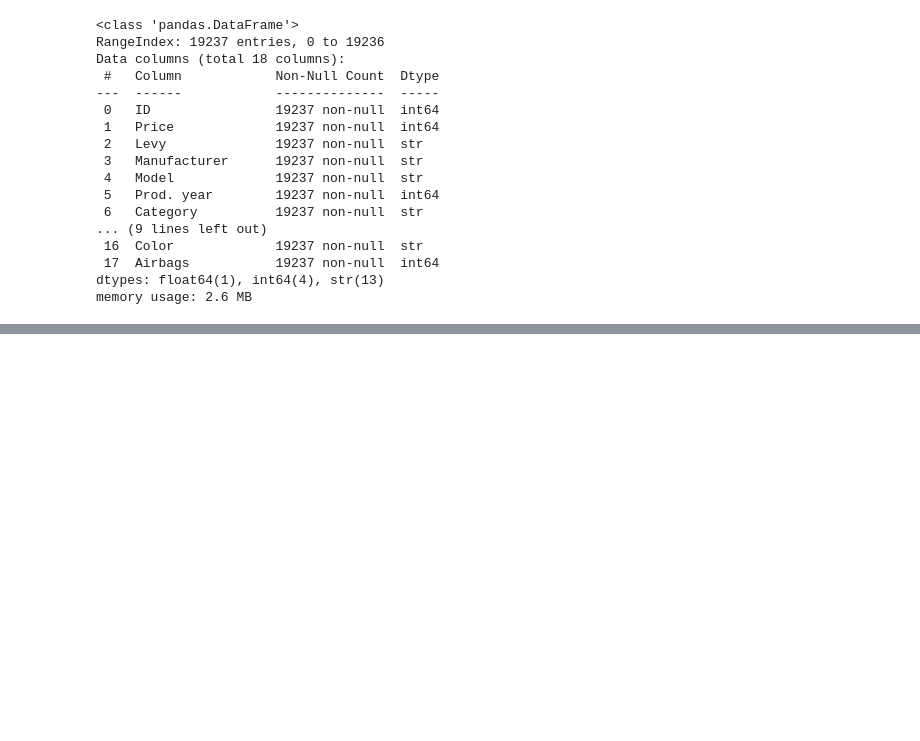
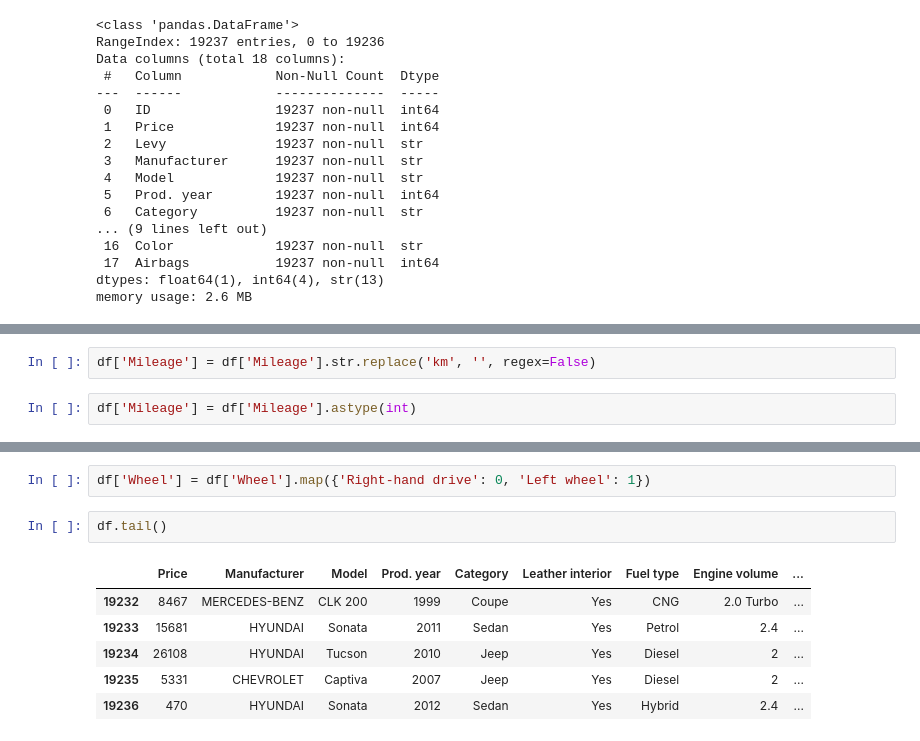
Before and after one commit to zahmedy/ML_Notesbooks, a Jupyter notebook: car_price_predicate.ipynb, the cells around one changed output, grey strips where cells are left out. Saved outputs shown, nothing was run; the diff lists cells and outputs as text; blank space fills up the shorter version.

```diff
--- a/car_price_predicate.ipynb
+++ b/car_price_predicate.ipynb
@@ -101,0 +129,4 @@ KeyError: "['Leavy'] not found in axis"
+# %%
+df['Mileage'] = df['Mileage'].str.replace('km', '', regex=False)
+# %%
+df['Mileage'] = df['Mileage'].astype(int)
@@ -101,0 +153,11 @@ KeyError: "['Leavy'] not found in axis"
+# %%
+df['Wheel'] = df['Wheel'].map({'Right-hand drive': 0, 'Left wheel': 1})
+# %%
+df.tail()
+# %% [output]
+|  | Price | Manufacturer | Model | Prod. year | Category | Leather interior | Fuel type | Engine volume | ... |
+| 19232 | 8467 | MERCEDES-BENZ | CLK 200 | 1999 | Coupe | Yes | CNG | 2.0 Turbo | ... |
+| 19233 | 15681 | HYUNDAI | Sonata | 2011 | Sedan | Yes | Petrol | 2.4 | ... |
+| 19234 | 26108 | HYUNDAI | Tucson | 2010 | Jeep | Yes | Diesel | 2 | ... |
+| 19235 | 5331 | CHEVROLET | Captiva | 2007 | Jeep | Yes | Diesel | 2 | ... |
+| 19236 | 470 | HYUNDAI | Sonata | 2012 | Sedan | Yes | Hybrid | 2.4 | ... |
```
Also changed, not shown: parts of 41 cells of this notebook.
